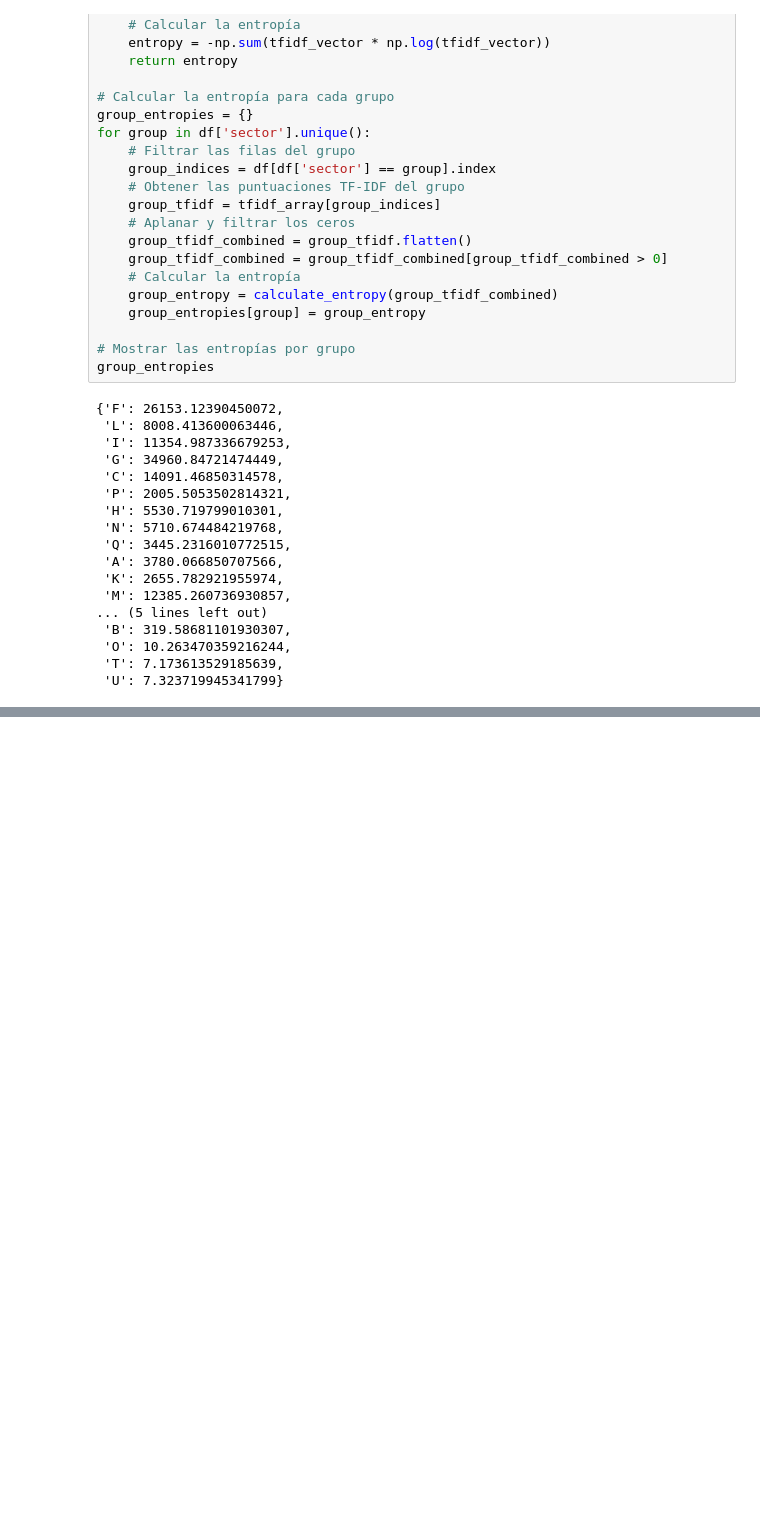
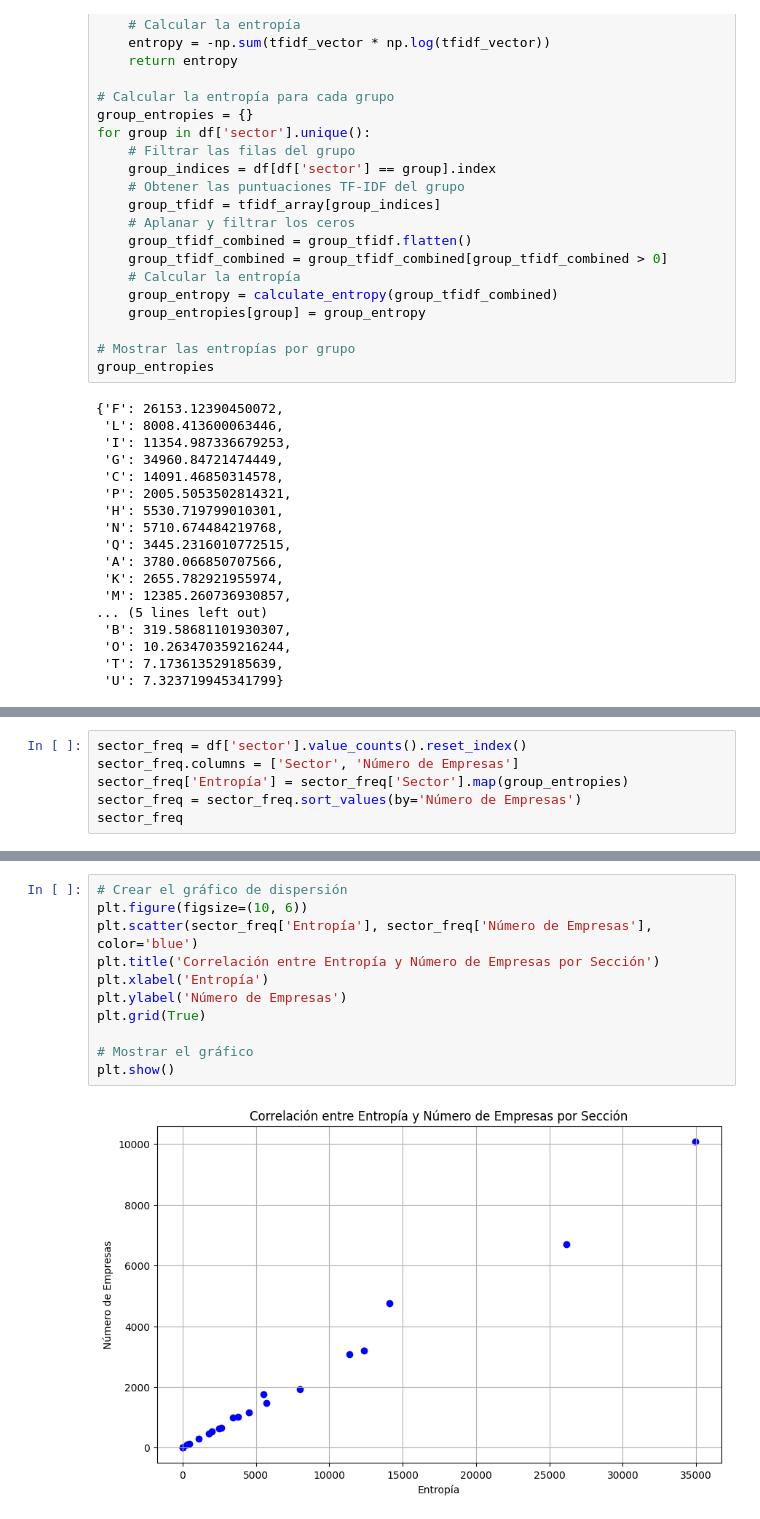
Before and after one commit to irenecanovaas/TFG_IRENE_CANOVAS, a Jupyter notebook: Calculo_Entropía_clasificación_NACE.ipynb, the cells around one changed output, grey strips where cells are left out. Saved outputs shown, nothing was run; the diff lists cells and outputs as text; blank space fills up the shorter version.

```diff
--- a/Calculo_Entropía_clasificación_NACE.ipynb
+++ b/Calculo_Entropía_clasificación_NACE.ipynb
@@ -102,0 +122,6 @@ plt.show()
+# %%
+sector_freq = df['sector'].value_counts().reset_index()
+sector_freq.columns = ['Sector', 'Número de Empresas']
+sector_freq['Entropía'] = sector_freq['Sector'].map(group_entropies)
+sector_freq = sector_freq.sort_values(by='Número de Empresas')
+sector_freq
@@ -102,0 +146,13 @@ plt.show()
+# %%
+# Crear el gráfico de dispersión
+plt.figure(figsize=(10, 6))
+plt.scatter(sector_freq['Entropía'], sector_freq['Número de Empresas'], color='blue')
+plt.title('Correlación entre Entropía y Número de Empresas por Sección')
+plt.xlabel('Entropía')
+plt.ylabel('Número de Empresas')
+plt.grid(True)
+
+# Mostrar el gráfico
+plt.show()
+# %% [output]
+[figure, added]
```
Also changed, not shown: parts of 5 cells of this notebook.
